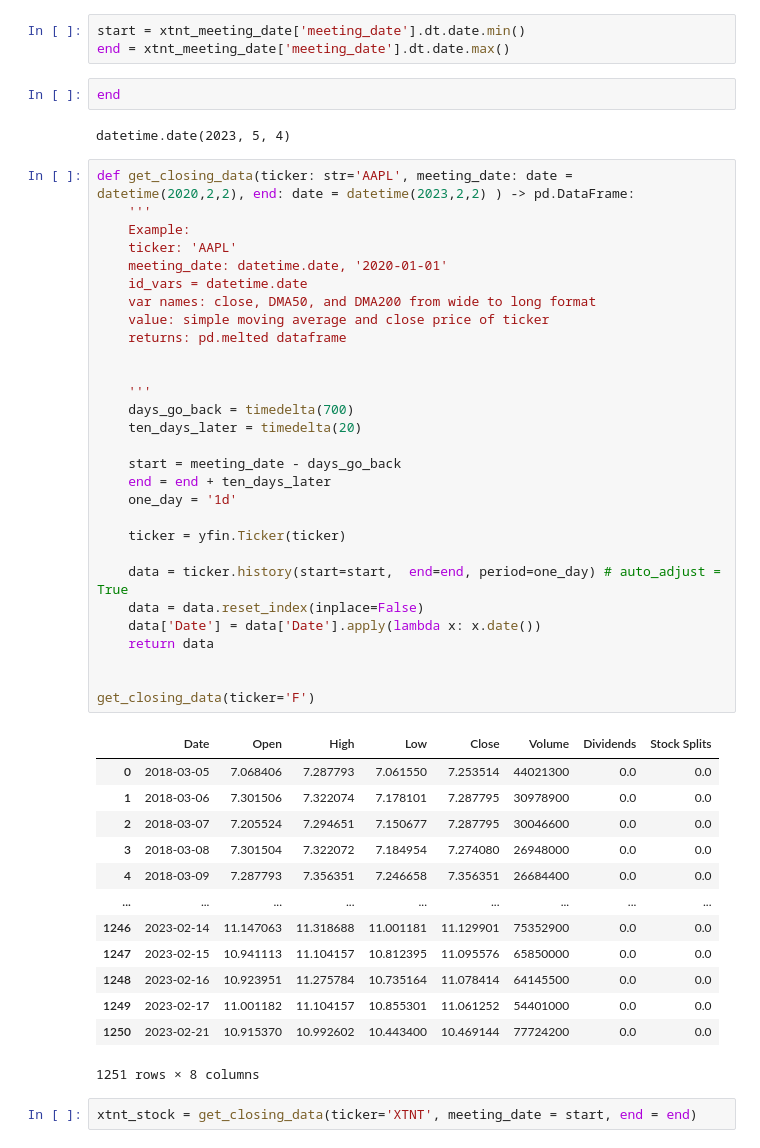
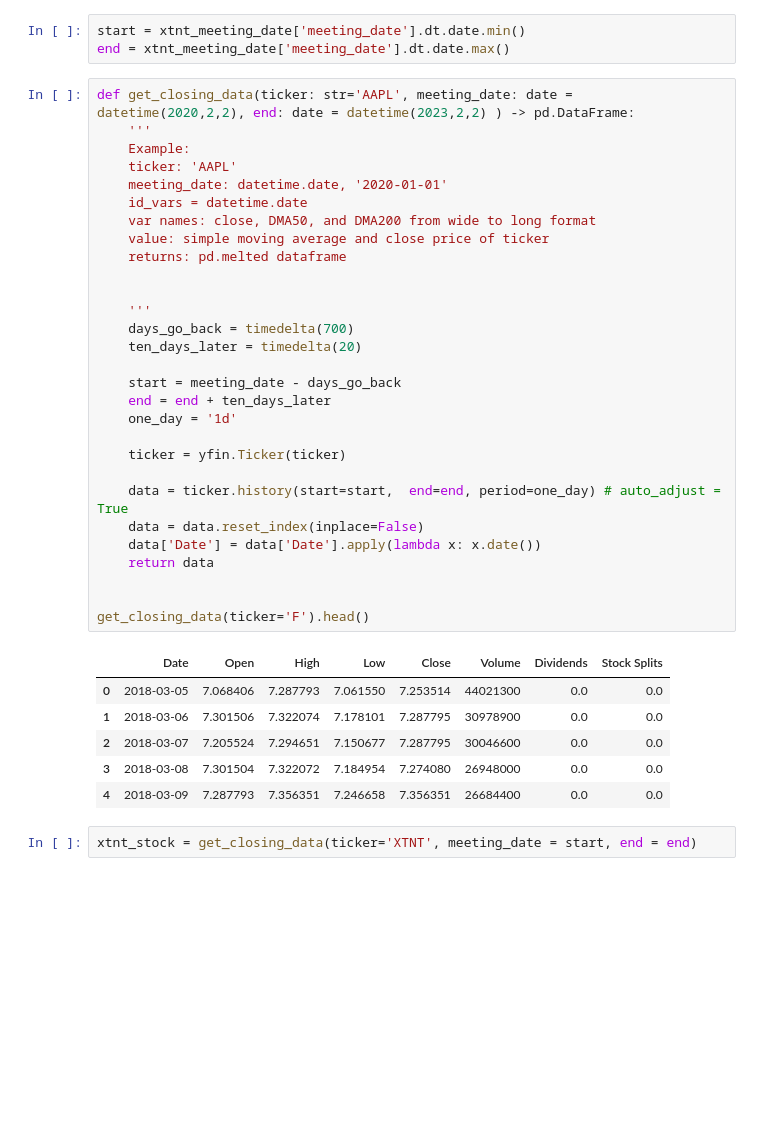
Before and after one commit to bb-github74/XTNT, a Jupyter notebook: source/chicago_fellowship.ipynb, the cells around one changed output. Drawn from its saved outputs; the diff is of its cells as text; blank space fills up the shorter version.

```diff
--- a/source/chicago_fellowship.ipynb
+++ b/source/chicago_fellowship.ipynb
@@ -359,10 +341,6 @@ datetime.date(2016, 3, 16)
 # %%
 start = xtnt_meeting_date['meeting_date'].dt.date.min()
 end = xtnt_meeting_date['meeting_date'].dt.date.max()
-# %%
-end
-# %% [output]
-datetime.date(2023, 5, 4)
 # %%
 def get_closing_data(ticker: str='AAPL', meeting_date: date = datetime(2020,2,2), end: date = datetime(2023,2,2) ) -> pd.DataFrame:
     '''
@@ -371,41 +349,34 @@ def get_closing_data(ticker: str='AAPL', meeting_date: date = datetime(2020,2,2)
     meeting_date: datetime.date, '2020-01-01'
     id_vars = datetime.date
     var names: close, DMA50, and DMA200 from wide to long format
     value: simple moving average and close price of ticker
     returns: pd.melted dataframe
 
 
     '''
     days_go_back = timedelta(700)
     ten_days_later = timedelta(20)
 
     start = meeting_date - days_go_back
     end = end + ten_days_later
     one_day = '1d'
 
     ticker = yfin.Ticker(ticker)
 
     data = ticker.history(start=start,  end=end, period=one_day) # auto_adjust = True
     data = data.reset_index(inplace=False)
     data['Date'] = data['Date'].apply(lambda x: x.date())
     return data
 
 
-get_closing_data(ticker='F')
+get_closing_data(ticker='F').head()
 # %% [output]
 |  | Date | Open | High | Low | Close | Volume | Dividends | Stock Splits |
 | 0 | 2018-03-05 | 7.068406 | 7.287793 | 7.061550 | 7.253514 | 44021300 | 0.0 | 0.0 |
 | 1 | 2018-03-06 | 7.301506 | 7.322074 | 7.178101 | 7.287795 | 30978900 | 0.0 | 0.0 |
 | 2 | 2018-03-07 | 7.205524 | 7.294651 | 7.150677 | 7.287795 | 30046600 | 0.0 | 0.0 |
 | 3 | 2018-03-08 | 7.301504 | 7.322072 | 7.184954 | 7.274080 | 26948000 | 0.0 | 0.0 |
 | 4 | 2018-03-09 | 7.287793 | 7.356351 | 7.246658 | 7.356351 | 26684400 | 0.0 | 0.0 |
-| ... | ... | ... | ... | ... | ... | ... | ... | ... |
-| 1246 | 2023-02-14 | 11.147063 | 11.318688 | 11.001181 | 11.129901 | 75352900 | 0.0 | 0.0 |
-| 1247 | 2023-02-15 | 10.941113 | 11.104157 | 10.812395 | 11.095576 | 65850000 | 0.0 | 0.0 |
-| 1248 | 2023-02-16 | 10.923951 | 11.275784 | 10.735164 | 11.078414 | 64145500 | 0.0 | 0.0 |
-| 1249 | 2023-02-17 | 11.001182 | 11.104157 | 10.855301 | 11.061252 | 54401000 | 0.0 | 0.0 |
-| 1250 | 2023-02-21 | 10.915370 | 10.992602 | 10.443400 | 10.469144 | 77724200 | 0.0 | 0.0 |
-1251 rows × 8 columns
 # %%
 xtnt_stock = get_closing_data(ticker='XTNT', meeting_date = start, end = end)
 # %%
```
Also changed, not shown: parts of 6 cells of this notebook.
